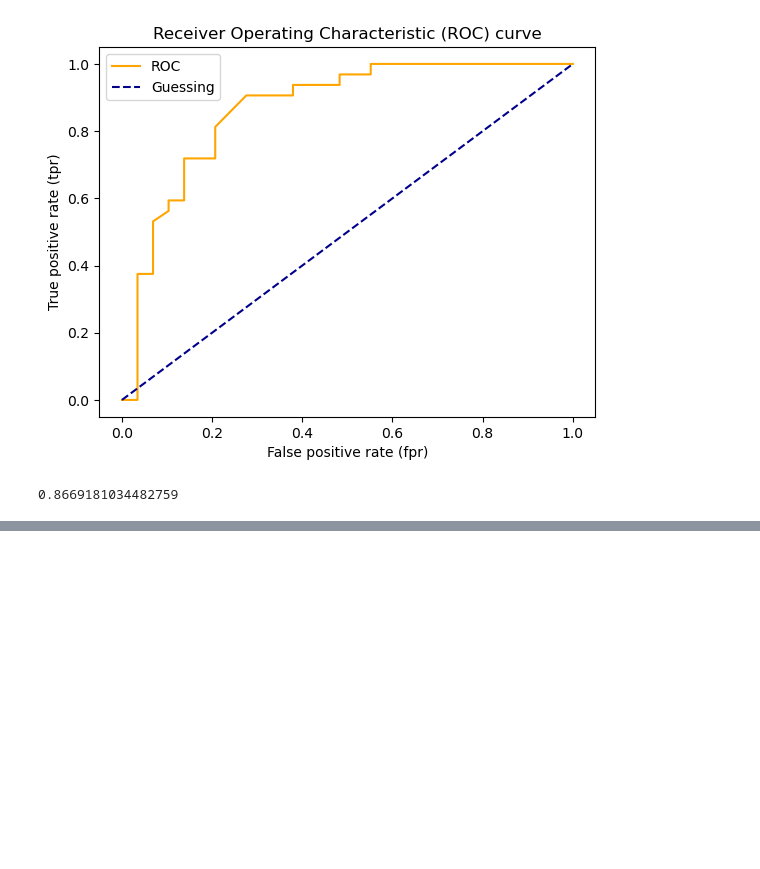
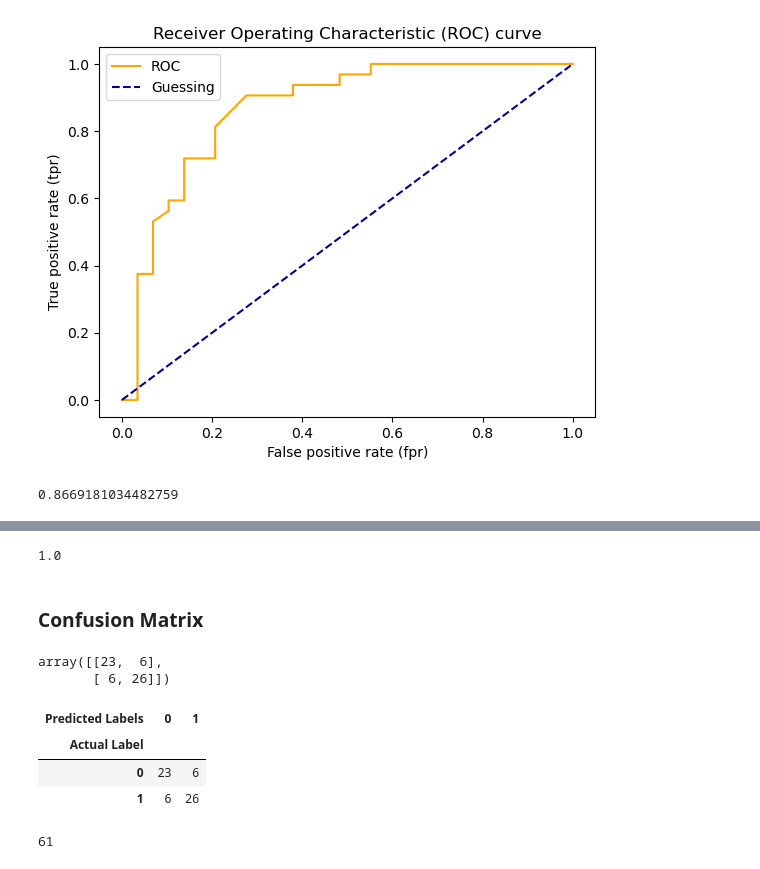
Before and after one commit to Tarun-Mittal-cell/dataAnalysisPandasNumpy, a Jupyter notebook: Introduction-to-scikit-learn.ipynb, the cells around one changed output, grey strips where cells are left out. Drawn from its saved outputs; the diff is of its cells as text; code cells hidden in the pictures; blank space fills up the shorter version.

Commit message:
confusion matrix

```diff
--- a/Introduction-to-scikit-learn.ipynb
+++ b/Introduction-to-scikit-learn.ipynb
@@ -1278,0 +1277,30 @@ plot_roc_curve(fpr, tpr)
+# %%
+# Perfecr AUC score
+roc_auc_score(y_test, y_test)
+# %% [output]
+1.0
+# %% [markdown]
+### Confusion Matrix
+# %%
+from sklearn.metrics import confusion_matrix
+
+y_preds = clf.predict(X_test)
+
+confusion_matrix(y_test, y_preds)
+# %% [output]
+array([[23,  6],
+       [ 6, 26]])
+# %%
+pd.crosstab(y_test,
+           y_preds,
+           rownames=["Actual Label"],
+           colnames=["Predicted Labels"])
+# %% [output]
+| Predicted Labels | 0 | 1 |
+| Actual Label |  |  |
+| 0 | 23 | 6 |
+| 1 | 6 | 26 |
+# %%
+len(y_preds)
+# %% [output]
+61
```
Also changed, not shown: parts of 3 cells of this notebook.
